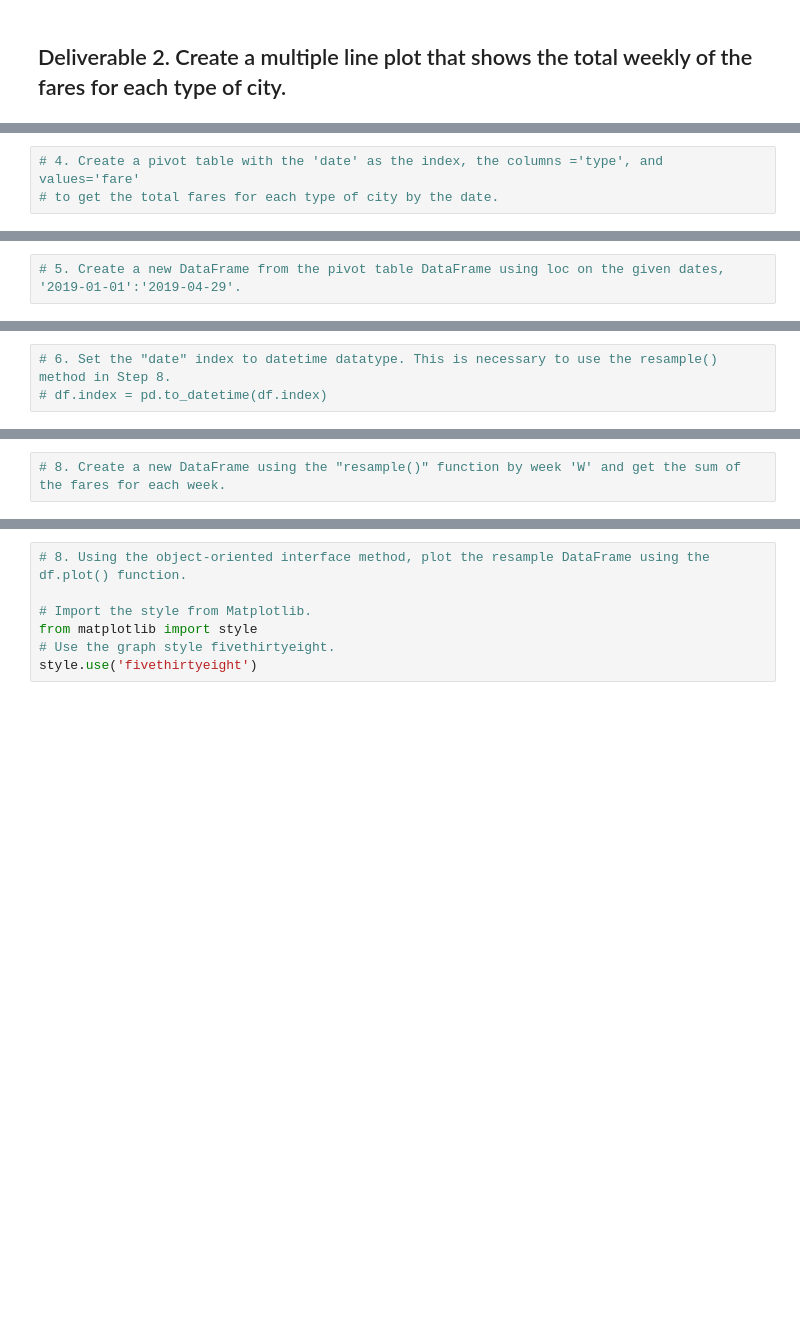
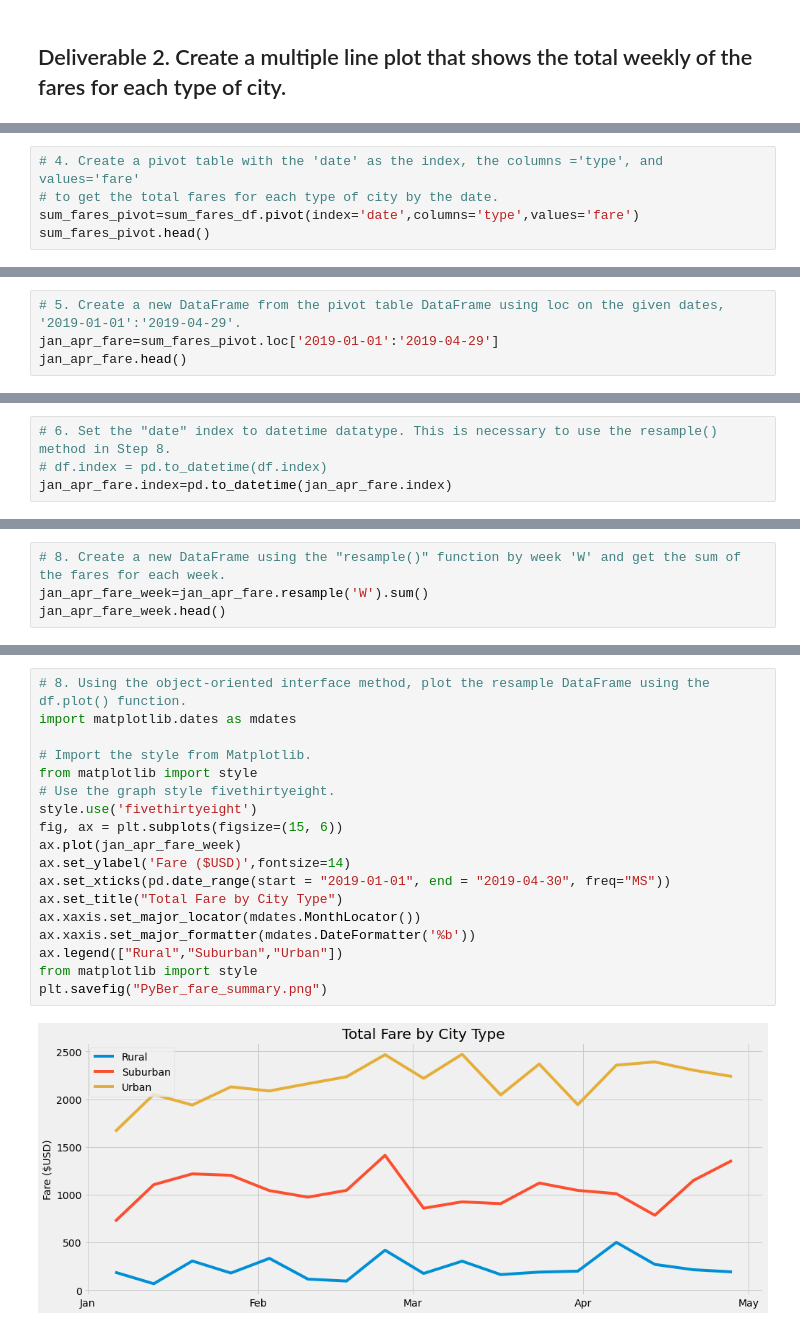
Before and after one commit to ranger9103/PyBer_Analysis, a Jupyter notebook: PyBer_Challenge.ipynb, the cells around one changed output, grey strips where cells are left out. Drawn from its saved outputs; the diff is of its cells as text; blank space fills up the shorter version.

```diff
--- a/PyBer_Challenge.ipynb
+++ b/PyBer_Challenge.ipynb
@@ -127,3 +161,5 @@ pyber_summary_df
 # %%
 # 4. Create a pivot table with the 'date' as the index, the columns ='type', and values='fare'
 # to get the total fares for each type of city by the date.
+sum_fares_pivot=sum_fares_df.pivot(index='date',columns='type',values='fare')
+sum_fares_pivot.head()
@@ -130,2 +174,4 @@ pyber_summary_df
 # %%
 # 5. Create a new DataFrame from the pivot table DataFrame using loc on the given dates, '2019-01-01':'2019-04-29'.
+jan_apr_fare=sum_fares_pivot.loc['2019-01-01':'2019-04-29']
+jan_apr_fare.head()
@@ -132,5 +186,6 @@ pyber_summary_df
 # %%
 # 6. Set the "date" index to datetime datatype. This is necessary to use the resample() method in Step 8.
 # df.index = pd.to_datetime(df.index)
+jan_apr_fare.index=pd.to_datetime(jan_apr_fare.index)
 # %%
 # 7. Check that the datatype for the index is datetime using df.info()
@@ -137,2 +204,4 @@ pyber_summary_df
 # %%
 # 8. Create a new DataFrame using the "resample()" function by week 'W' and get the sum of the fares for each week.
+jan_apr_fare_week=jan_apr_fare.resample('W').sum()
+jan_apr_fare_week.head()
@@ -139,7 +216,20 @@ pyber_summary_df
 # %%
 # 8. Using the object-oriented interface method, plot the resample DataFrame using the df.plot() function.
+import matplotlib.dates as mdates
 
 # Import the style from Matplotlib.
 from matplotlib import style
 # Use the graph style fivethirtyeight.
 style.use('fivethirtyeight')
+fig, ax = plt.subplots(figsize=(15, 6))
+ax.plot(jan_apr_fare_week)
+ax.set_ylabel('Fare ($USD)',fontsize=14)
+ax.set_xticks(pd.date_range(start = "2019-01-01", end = "2019-04-30", freq="MS"))
+ax.set_title("Total Fare by City Type")
+ax.xaxis.set_major_locator(mdates.MonthLocator())
+ax.xaxis.set_major_formatter(mdates.DateFormatter('%b'))
+ax.legend(["Rural","Suburban","Urban"])
+from matplotlib import style
+plt.savefig("PyBer_fare_summary.png")
+# %% [output]
+[figure, added]
```
Also changed, not shown: parts of 7 cells of this notebook, 1 other file.
